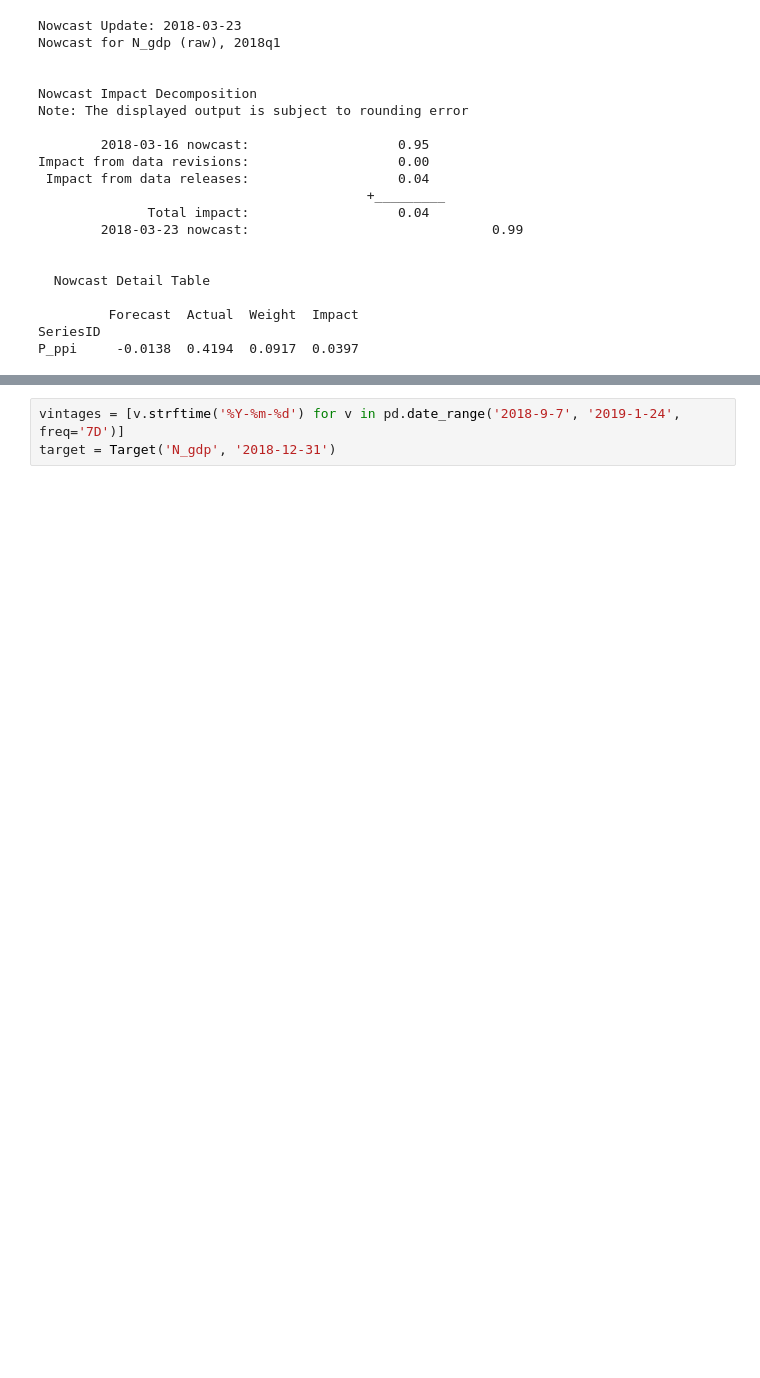
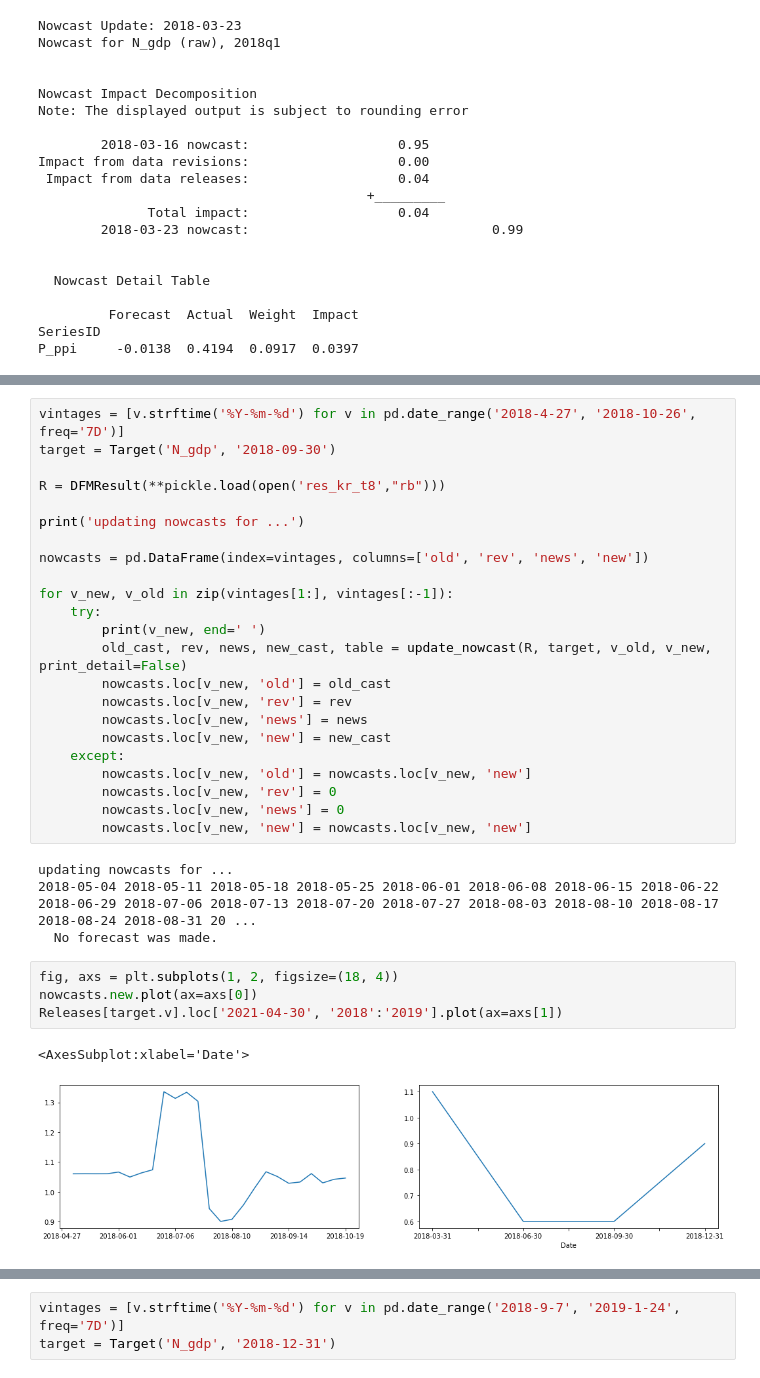
Before and after one commit to hyunchangyi/nowcasting, a Jupyter notebook: nowcasting_kr.ipynb, the cells around one changed output, grey strips where cells are left out. Saved outputs shown, nothing was run; the diff lists cells and outputs as text; blank space fills up the shorter version.

```diff
--- a/nowcasting_kr.ipynb
+++ b/nowcasting_kr.ipynb
@@ -1807 +1804,35 @@ updating nowcasts for ...
+# %%
+vintages = [v.strftime('%Y-%m-%d') for v in pd.date_range('2018-4-27', '2018-10-26', freq='7D')]
+target = Target('N_gdp', '2018-09-30')
+
+R = DFMResult(**pickle.load(open('res_kr_t8',"rb")))
+
+print('updating nowcasts for ...')
+
+nowcasts = pd.DataFrame(index=vintages, columns=['old', 'rev', 'news', 'new'])
+
+for v_new, v_old in zip(vintages[1:], vintages[:-1]):
+    try:
+        print(v_new, end=' ')
+        old_cast, rev, news, new_cast, table = update_nowcast(R, target, v_old, v_new, print_detail=False)
+        nowcasts.loc[v_new, 'old'] = old_cast
+        nowcasts.loc[v_new, 'rev'] = rev
+        nowcasts.loc[v_new, 'news'] = news
+        nowcasts.loc[v_new, 'new'] = new_cast
+    except:
+        nowcasts.loc[v_new, 'old'] = nowcasts.loc[v_new, 'new']
+        nowcasts.loc[v_new, 'rev'] = 0
+        nowcasts.loc[v_new, 'news'] = 0
+        nowcasts.loc[v_new, 'new'] = nowcasts.loc[v_new, 'new']
+# %% [output]
+updating nowcasts for ...
+2018-05-04 2018-05-11 2018-05-18 2018-05-25 2018-06-01 2018-06-08 2018-06-15 2018-06-22 2018-06-29 2018-07-06 2018-07-13 2018-07-20 2018-07-27 2018-08-03 2018-08-10 2018-08-17 2018-08-24 2018-08-31 20 ...
+  No forecast was made.
+# %%
+fig, axs = plt.subplots(1, 2, figsize=(18, 4))
+nowcasts.new.plot(ax=axs[0])
+Releases[target.v].loc['2021-04-30', '2018':'2019'].plot(ax=axs[1])
+# %% [output]
+<AxesSubplot:xlabel='Date'>
+[figure, added]
 # %% [markdown]
```
Also changed, not shown: parts of 18 cells of this notebook, 4 other files.
